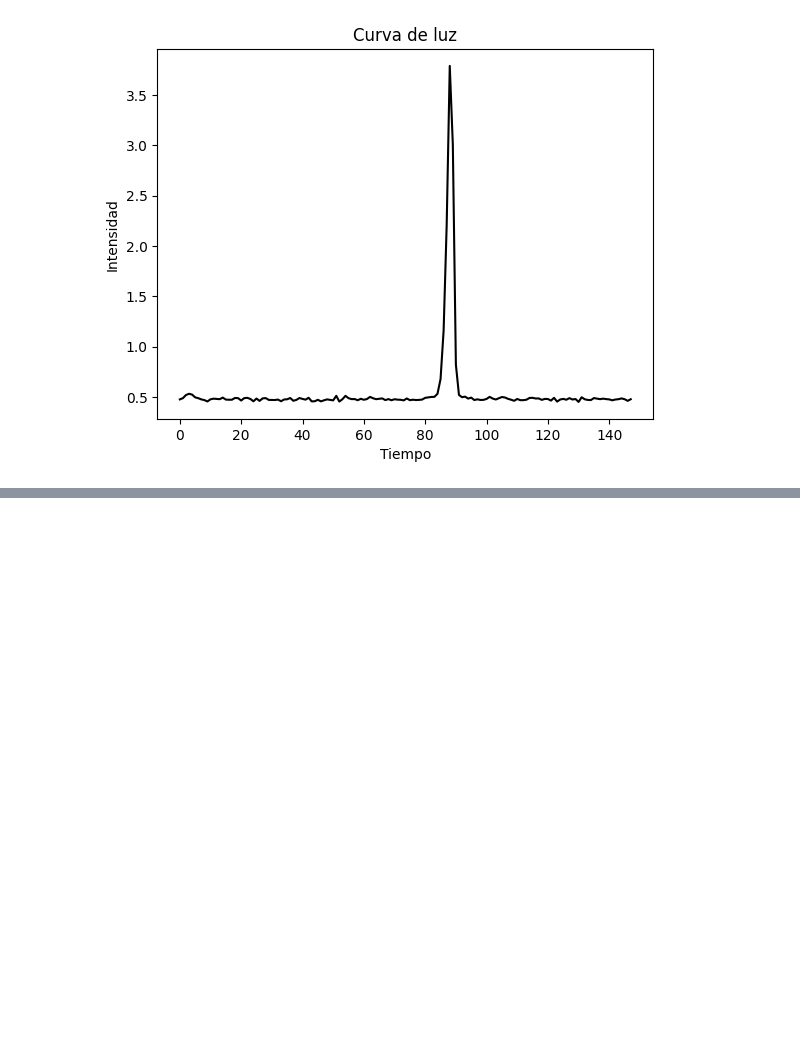
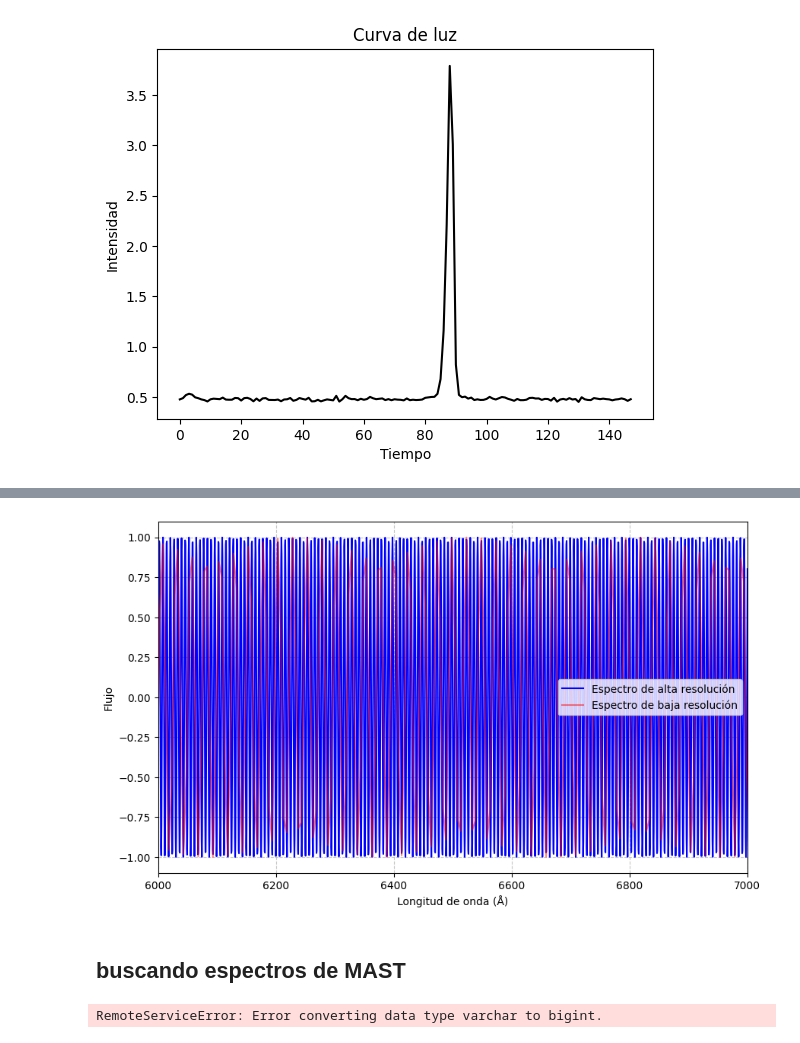
Before and after one commit to mapsm12/GETspectrum, a Jupyter notebook: RBMEASURE.ipynb, the cells around one changed output, grey strips where cells are left out. Cells and saved outputs as stored; diff of their text form; code cells hidden in the pictures; blank space fills up the shorter version.

```diff
--- a/RBMEASURE.ipynb
+++ b/RBMEASURE.ipynb
@@ -865,0 +874,77 @@ plt.show()
+# %%
+import numpy as np
+import matplotlib.pyplot as plt
+from spectres import spectres
+
+# Espectro de alta resolución
+wavelength_high_res = np.linspace(3000, 8000, 10000)
+flux_high_res = np.sin(wavelength_high_res)
+
+# Espectro de baja resolución
+wavelength_low_res = np.linspace(3000, 8000, 1000)
+flux_low_res = np.sin(wavelength_low_res)
+
+# Resolución deseada
+resolution = wavelength_low_res[1] - wavelength_low_res[0]
+
+# Convolucionar el espectro de baja resolución con la función de respuesta instrumental
+conv_flux = spectres(wavelength_low_res, wavelength_high_res, flux_high_res, spec_errs=None, fill=0.0, verbose=False)
+
+# Visualizar los espectros
+plt.figure(figsize=(10, 6))
+plt.plot(wavelength_high_res, flux_high_res, label='Espectro de alta resolución', color='blue')
+plt.plot(wavelength_low_res, flux_low_res, label='Espectro de baja resolución', color='red', alpha=0.5)
+plt.xlim(6000,7000)
+# plt.plot(wavelength_low_res, conv_flux, label='Espectro convolucionado', color='green')
+plt.xlabel('Longitud de onda (Å)')
+plt.ylabel('Flujo')
+plt.legend()
+plt.grid(True, linestyle='--', alpha=0.7)
+plt.show()
+# %% [output]
+[figure, added]
+# %% [markdown]
+## buscando espectros de MAST
+# %%
+from astroquery.mast import Observations
+import matplotlib.pyplot as plt
+
+def plot_jwst_spectrum(wavelength, flux):
+    plt.figure(figsize=(10, 6))
+    plt.plot(wavelength, flux, color='blue')
+    plt.xlabel('Wavelength (μm)')
+    plt.ylabel('Flux (erg/s/cm^2/Å)')
+    plt.title('JWST Stellar Spectrum')
+    plt.grid(True, linestyle='--', alpha=0.7)
+    plt.show()
+
+def download_jwst_spectrum(observation_id):
+    # Buscar observaciones de espectros estelares en MAST usando el ID de observación
+    observations = Observations.query_criteria(obs_id=observation_id, obs_collection='HST')
+
+    if len(observations) == 0:
+        print(f"No se encontraron observaciones con el ID {observation_id}")
+        return None, None
+
+    # Descargar el archivo del espectro de la primera observación encontrada
+    data_products = Observations.get_product_list(observations)
+    spectrum = Observations.download_products(data_products['productFilename'][0])
+
+    # Extraer los datos del espectro
+    wavelength = spectrum[1].data['WAVELENGTH']
+    flux = spectrum[1].data['FLUX']
+
+    return wavelength, flux
+
+if __name__ == "__main__":
+    # Observación ID del espectro estelar en MAST (reemplaza esto con un ID válido)
+    observation_id = 'iei901hcq'  # Ejemplo de ID válido para el JWST
+
+    # Descargar el espectro
+    wavelength, flux = download_jwst_spectrum(observation_id)
+
+    if wavelength is not None and flux is not None:
+        # Visualizar el espectro
+        plot_jwst_spectrum(wavelength, flux)
+# %% [output]
+RemoteServiceError: Error converting data type varchar to bigint.
```
Also changed, not shown: parts of 17 cells of this notebook, 20 other files.
